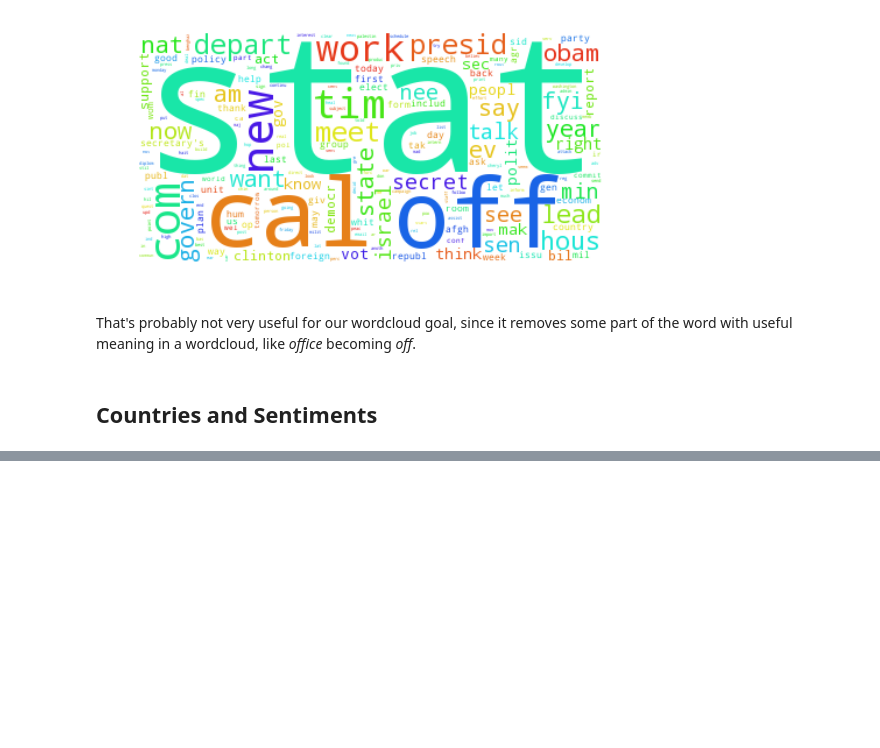
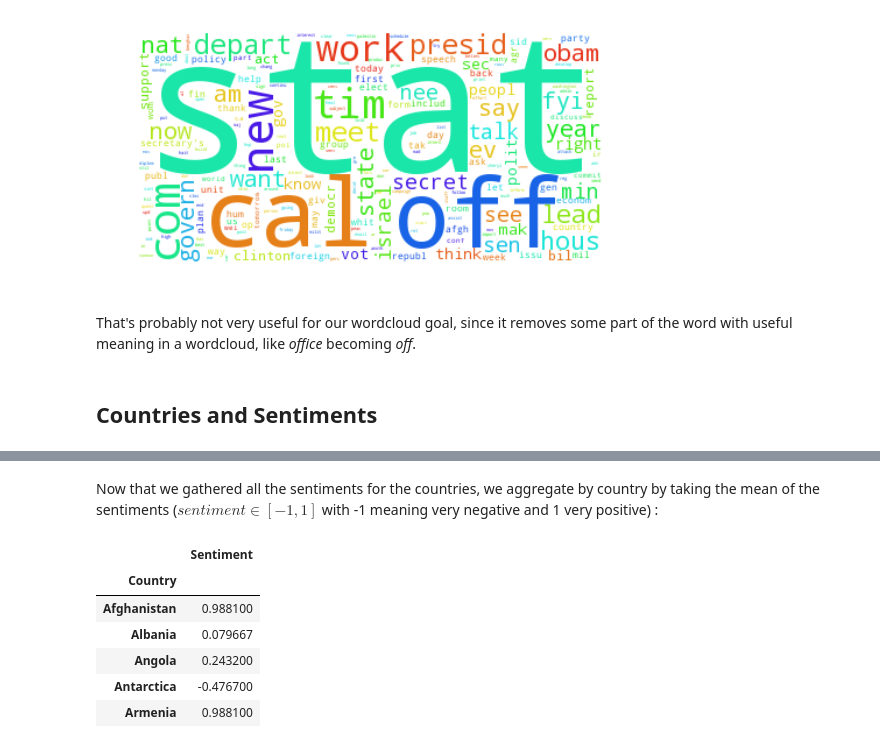
Before and after one commit to loistal/ADA_lab1, a Jupyter notebook: 05- Tamming Text/Hillary Email Controversy.ipynb, the cells around one changed output, grey strips where cells are left out. Cells and saved outputs as stored; diff of their text form; code cells hidden in the pictures; blank space fills up the shorter version.

```diff
--- a/05- Tamming Text/Hillary Email Controversy.ipynb
+++ b/05- Tamming Text/Hillary Email Controversy.ipynb
@@ -122,0 +198,13 @@ That's probably not very useful for our wordcloud goal, since it removes some pa
+# %% [markdown]
+Now that we gathered all the sentiments for the countries, we aggregate by country by taking the mean of the sentiments ($sentiment \in [-1, 1]$ with -1 meaning very negative and 1 very positive) :
+# %%
+df = df.groupby('Country').agg('mean')
+df.head(5)
+# %% [output]
+|  | Sentiment |
+| Country |  |
+| Afghanistan | 0.988100 |
+| Albania | 0.079667 |
+| Angola | 0.243200 |
+| Antarctica | -0.476700 |
+| Armenia | 0.988100 |
```
Also changed, not shown: parts of 14 cells of this notebook.
